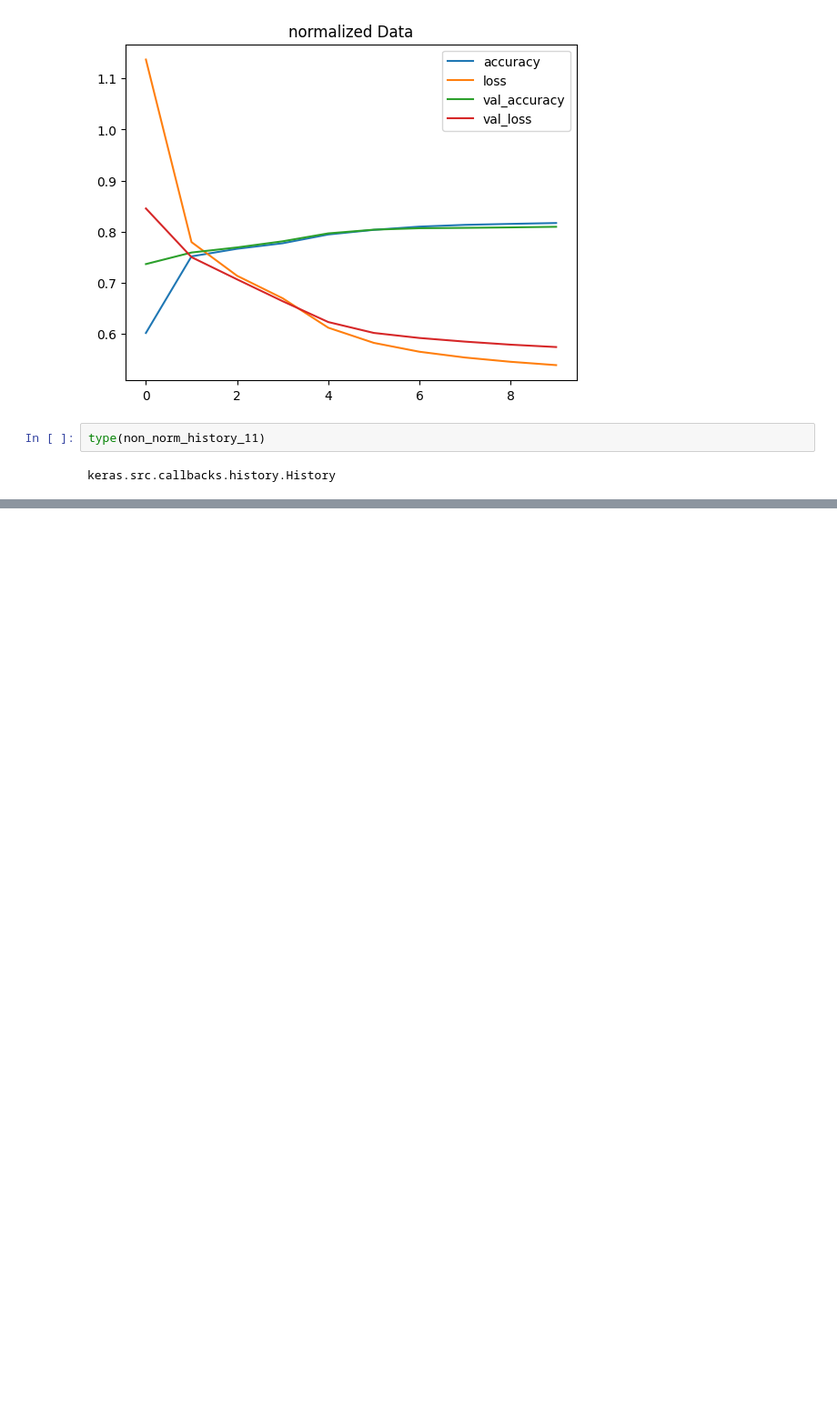
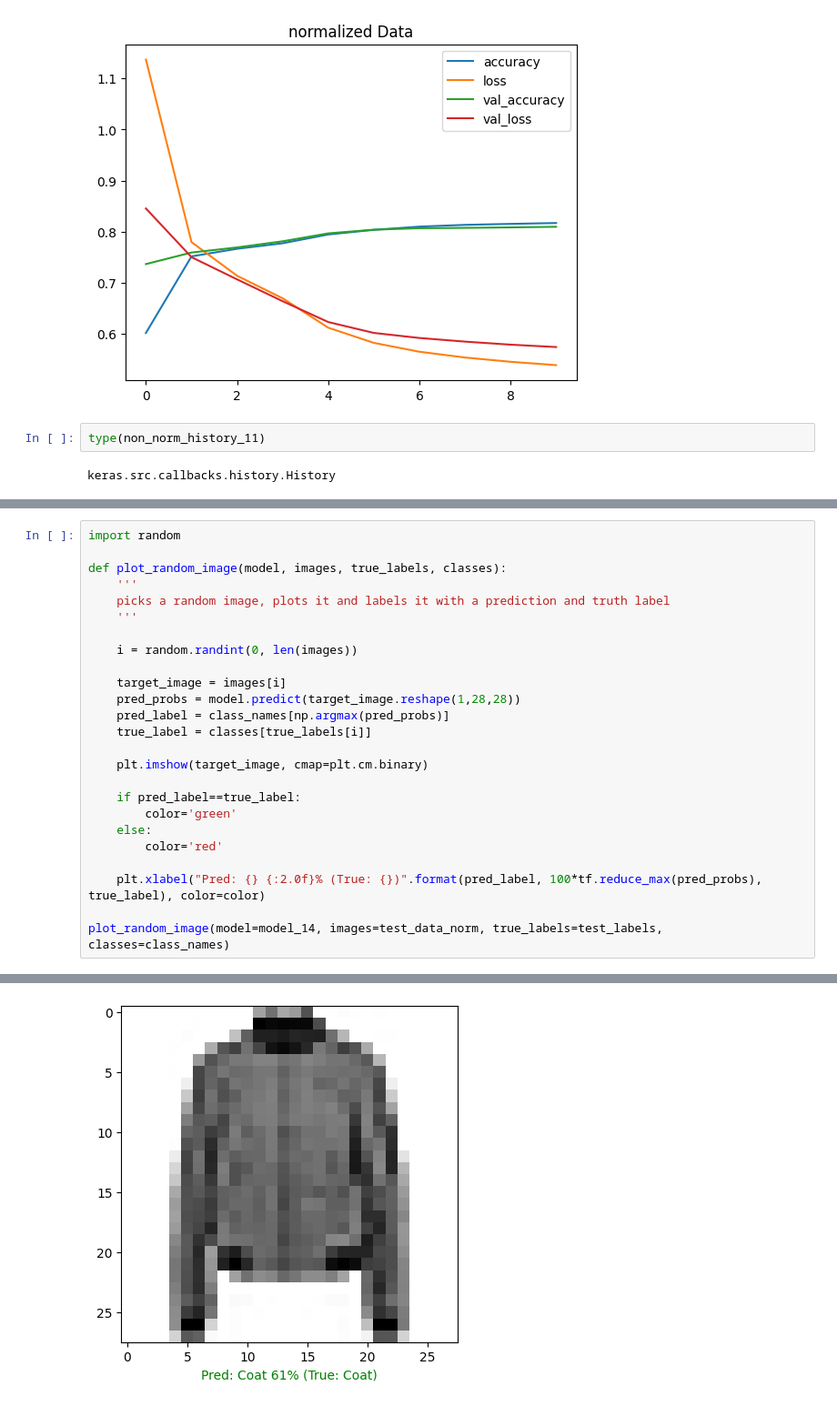
Before and after one commit to kurumbus/tensorflow-training, a Jupyter notebook: multiclass-classification.ipynb, the cells around one changed output, grey strips where cells are left out. Shown at 91% size. Saved outputs shown, nothing was run; the diff lists cells and outputs as text; blank space fills up the shorter version.

```diff
--- a/multiclass-classification.ipynb
+++ b/multiclass-classification.ipynb
@@ -199,0 +380,26 @@ keras.src.callbacks.history.History
+# %%
+import random
+
+def plot_random_image(model, images, true_labels, classes):
+    '''
+    picks a random image, plots it and labels it with a prediction and truth label
+    '''
+
+    i = random.randint(0, len(images))
+
+    target_image = images[i]
+    pred_probs = model.predict(target_image.reshape(1,28,28))
+    pred_label = class_names[np.argmax(pred_probs)]
+    true_label = classes[true_labels[i]]
+
+    plt.imshow(target_image, cmap=plt.cm.binary)
+
+    if pred_label==true_label:
+        color='green'
+    else:
+        color='red'
+
+    plt.xlabel("Pred: {} {:2.0f}% (True: {})".format(pred_label, 100*tf.reduce_max(pred_probs), true_label), color=color)
+
+plot_random_image(model=model_14, images=test_data_norm, true_labels=test_labels, classes=class_names)
+# %% [output]
@@ -199,0 +407 @@ keras.src.callbacks.history.History
+[figure, added]
```
Also changed, not shown: parts of 15 cells of this notebook, 3 other files.
